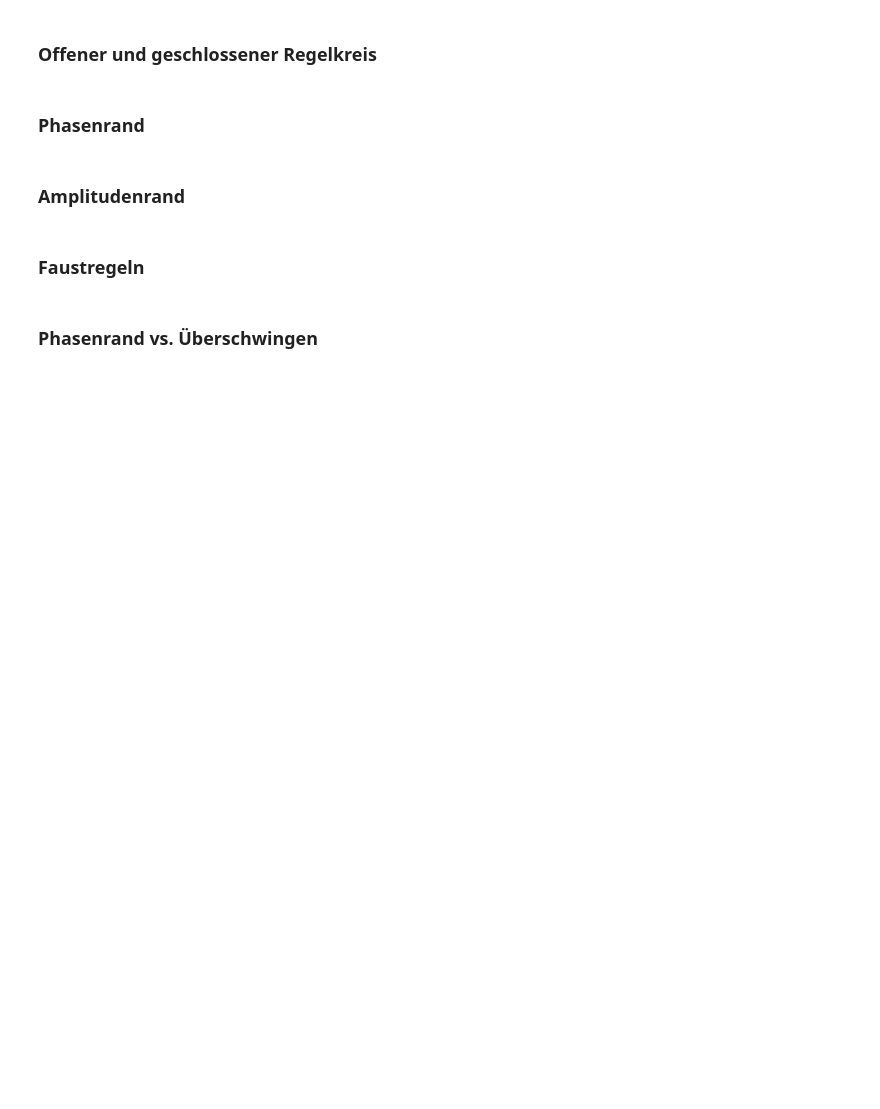
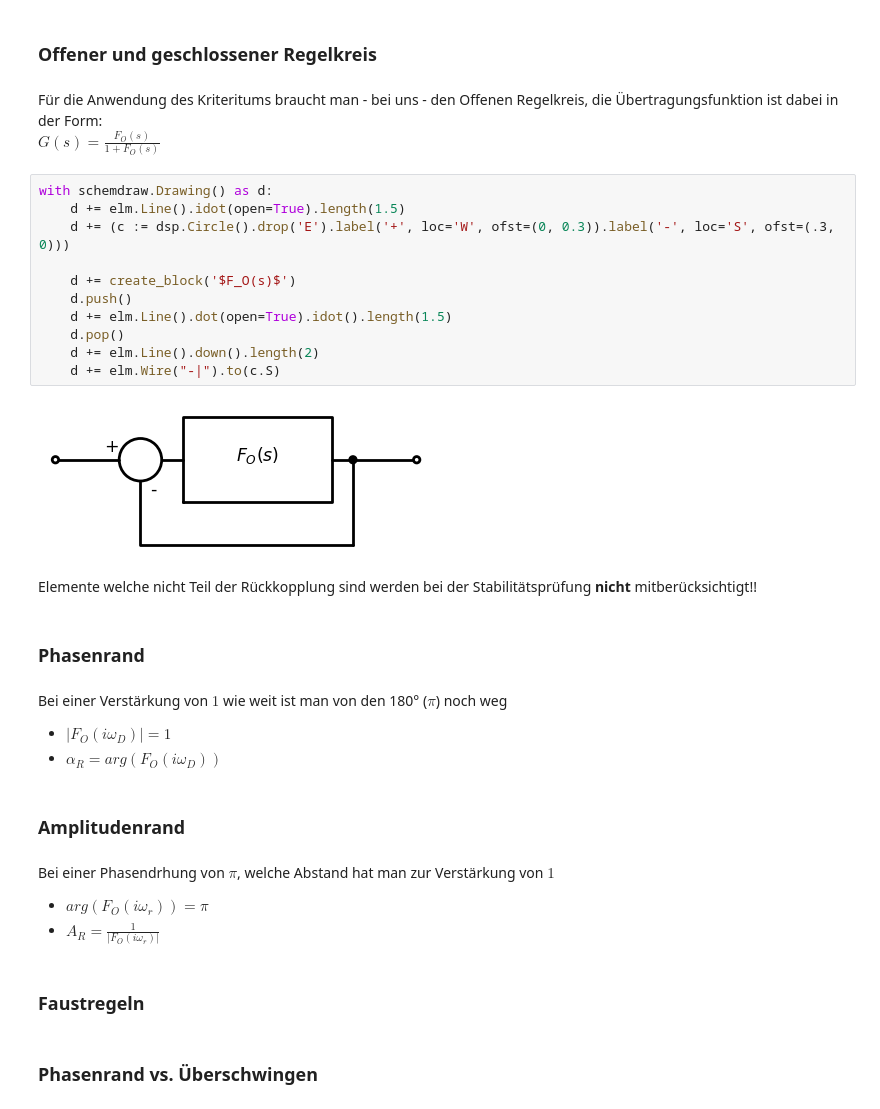
Before and after one commit to Dan00712/CompendiumMatura, a Jupyter notebook: notebooks/mtrs.ipynb, the cells around one changed output. Drawn from its saved outputs; the diff is of its cells as text; blank space fills up the shorter version.

```diff
--- a/notebooks/mtrs.ipynb
+++ b/notebooks/mtrs.ipynb
@@ -1590,9 +1610,38 @@ with schemdraw.Drawing() as d:
 # %% [markdown]
 ### Offener und geschlossener Regelkreis
+# %% [markdown]
+Für die Anwendung des Kriteritums braucht man - bei uns - den Offenen Regelkreis,
+    die Übertragungsfunktion ist dabei in der Form:
+$G(s) = \frac{F_O(s)}{1 + F_O(s)}$
+# %%
+with schemdraw.Drawing() as d:
+    d += elm.Line().idot(open=True).length(1.5)
+    d += (c := dsp.Circle().drop('E').label('+', loc='W', ofst=(0, 0.3)).label('-', loc='S', ofst=(.3, 0)))
+
+    d += create_block('$F_O(s)$')
+    d.push()
+    d += elm.Line().dot(open=True).idot().length(1.5)
+    d.pop()
+    d += elm.Line().down().length(2)
+    d += elm.Wire("-|").to(c.S)
+# %% [output]
+[figure, added]
+# %% [markdown]
+Elemente welche nicht Teil der Rückkopplung sind werden bei der Stabilitätsprüfung **nicht** mitberücksichtigt!!
 # %% [markdown]
 ### Phasenrand
+# %% [markdown]
+Bei einer Verstärkung von $1$ wie weit ist man von den 180° ($\pi$) noch weg
+
+- $|F_O(i\omega_D)| = 1$
+- $\alpha_R = arg(F_O(i\omega_D))$
 # %% [markdown]
 ### Amplitudenrand
+# %% [markdown]
+Bei einer Phasendrhung von $\pi$, welche Abstand hat man zur Verstärkung von $1$
+
+- $arg(F_O(i\omega_r)) = \pi$
+- $A_R = \frac{1}{|F_O(i\omega_r)|}$
 # %% [markdown]
 ### Faustregeln
 # %% [markdown]
```
Also changed, not shown: parts of 3 cells of this notebook.
